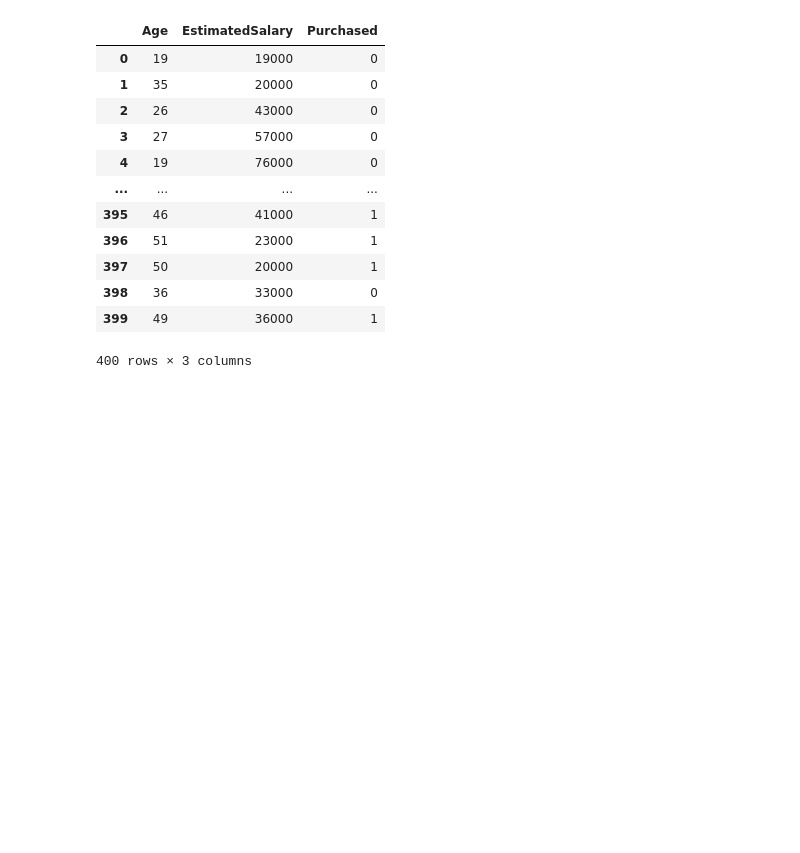
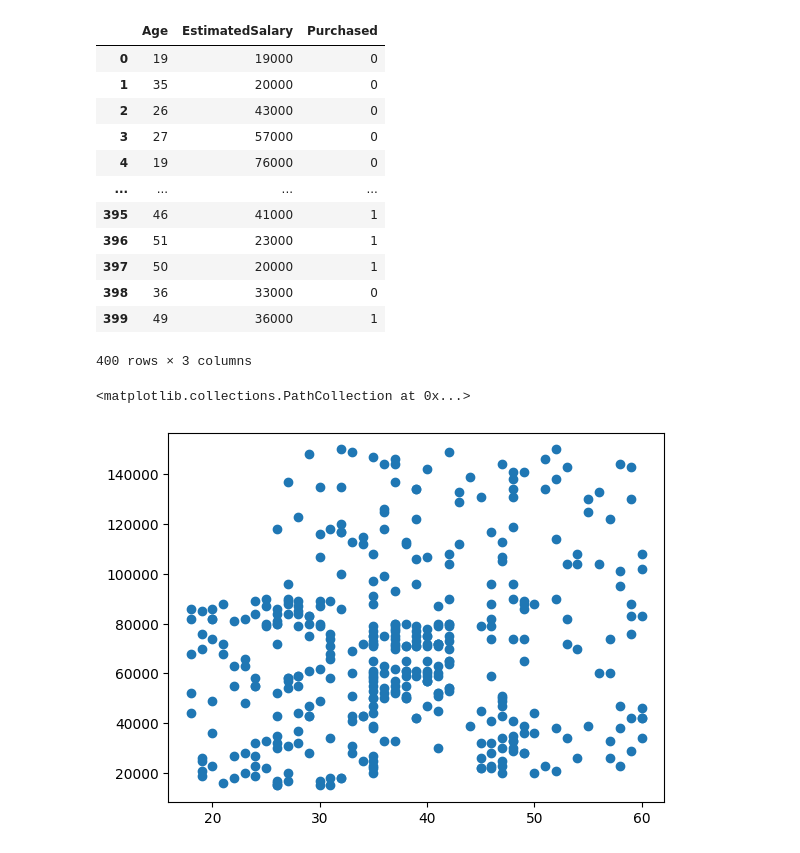
Before and after one commit to sauvik-d/MLCodes, a Jupyter notebook: FeatureEngineering/feature_scaling/standardization.ipynb, the cells around one changed output. Saved outputs shown, nothing was run; the diff lists cells and outputs as text; code cells hidden in the pictures; blank space fills up the shorter version.

```diff
--- a/FeatureEngineering/feature_scaling/standardization.ipynb
+++ b/FeatureEngineering/feature_scaling/standardization.ipynb
@@ -182,3 +182,8 @@ df
 | 398 | 36 | 33000 | 0 |
 | 399 | 49 | 36000 | 1 |
 400 rows × 3 columns
+# %%
+plt.scatter(df['Age'], df['EstimatedSalary'])
+# %% [output]
+<matplotlib.collections.PathCollection at 0x...>
+[figure, added]
```
Also changed, not shown: 5 other files.
